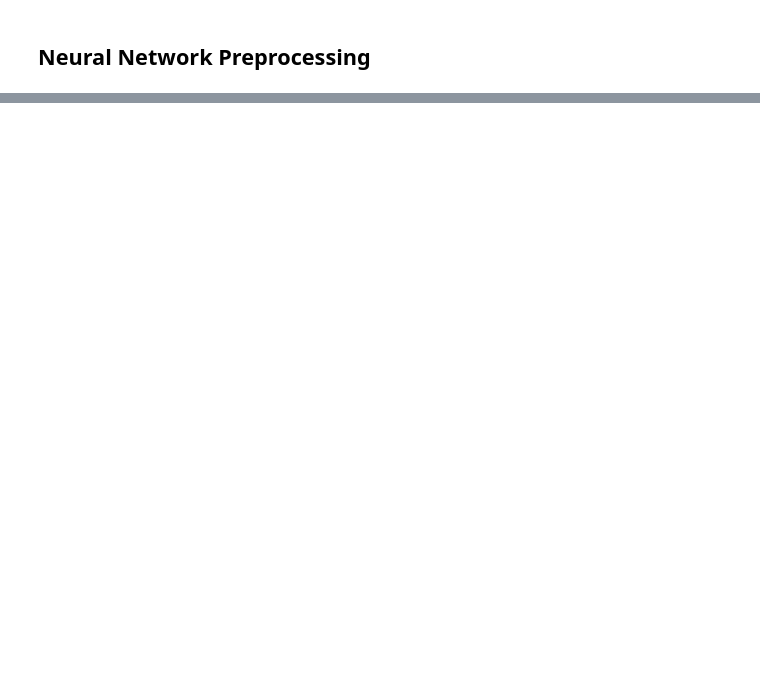
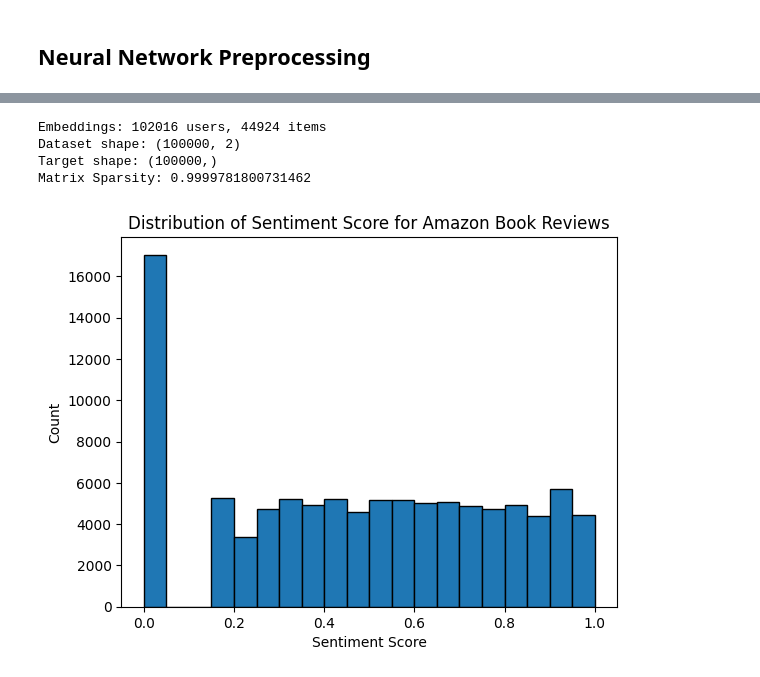
Before and after one commit to WilliamYWu/Amazon_Review_Recommender_System, a Jupyter notebook: amazon_review_testing.ipynb, the cells around one changed output, grey strips where cells are left out. Saved outputs shown, nothing was run; the diff lists cells and outputs as text; code cells hidden in the pictures; blank space fills up the shorter version.

```diff
--- a/amazon_review_testing.ipynb
+++ b/amazon_review_testing.ipynb
@@ -314,28 +358,22 @@ def quantile_transformation(data: np.ndarray,
 # %%
 merged_df.dropna(inplace=True)
+merged_df.drop_duplicates(["user_id", "item_id"], inplace=True)
 sentiment_score = np.array(merged_df["sentiment_score"]).reshape(-1,1) # Needs to be 2D to use with QuantileTransformer
 merged_df["sentiment_uq"] = quantile_transformation(sentiment_score, "uniform") # Reshape into uniform distribution -> Everything will be equally weighted
 merged_df["sentiment_nq"] = quantile_transformation(sentiment_score, "normal") # reshape into normal distribution -> will create bias towards average values -0.5 to 0.5
-
-merged_df["reviewer_index"] = merged_df["reviewer_id"].astype("category").cat.codes
-merged_df["product_index"] = merged_df["product_id"].astype("category").cat.codes
 # %%
-def svds_dot(U: np.ndarray,
-             Sigma: np.ndarray,
-             VT: np.ndarray,
-             num_rows: int,
-             num_cols: int,
-             embedding_length: int,
-             chunk_size: int) -> np.ndarray:
+(n_users, n_items), new_df = create_dataset(merged_df, "sentiment_uq")
+new_df = new_df[0:100000]
+X = new_df[["user_id", "item_id"]]
+y = new_df["sentiment_rating"].astype(np.float32)
+sparsity = 1 - len(new_df) / (n_users * n_items)
 
-    pred_matrix = sp.lil_matrix((num_rows, num_cols)) # This reduces the memory needed to create a matrix with large dimensions
-
-    for i in range(0, num_rows, chunk_size):
-        for j in range(0, num_cols, chunk_size):
-            for k in range(0, embedding_length, chunk_size):
-                u_chunk = U[i:i+chunk_size, k:k+chunk_size]
-                sigma_chunk = Sigma[k:k+chunk_size]
-                vt_chunk = VT[k:k+chunk_size, j:j+chunk_size]
-=
-                pred_matrix[i:i+chunk_size, j:j+chunk_size] += np.einsum("ik,kk,kj->ij", u_chunk, np.diag(sigma_chunk), vt_chunk)
-    return pred_matrix
+print(f"Embeddings: {n_users} users, {n_items} items")
+print(f"Dataset shape: {X.shape}")
+print(f"Target shape: {y.shape}")
+print(f"Matrix Sparsity: {sparsity}")
+# %% [output]
+Embeddings: 102016 users, 44924 items
+Dataset shape: (100000, 2)
+Target shape: (100000,)
+Matrix Sparsity: 0.9999781800731462
@@ -369,0 +380,8 @@ predicted_df.head(10)
+# %%
+plt.hist(new_df["sentiment_rating"], bins=20, ec="black")
+plt.xlabel("Sentiment Score")
+plt.ylabel("Count")
+plt.title("Distribution of Sentiment Score for Amazon Book Reviews")
+plt.show()
+# %% [output]
+[figure, added]
```
Also changed, not shown: parts of 23 cells of this notebook.
